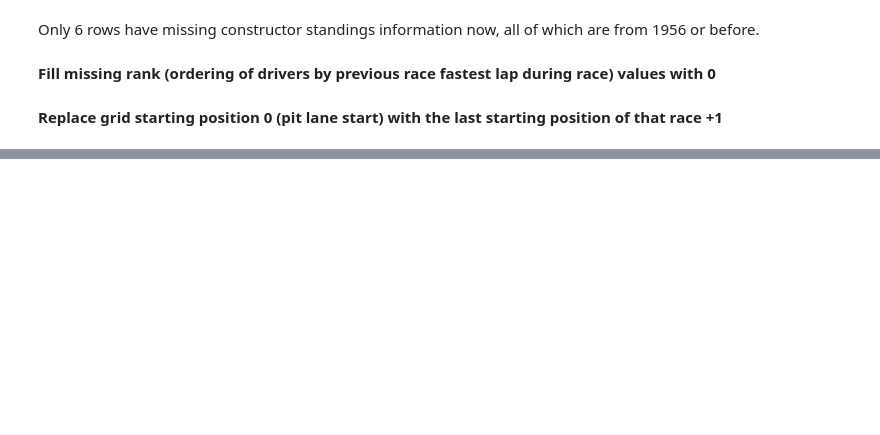
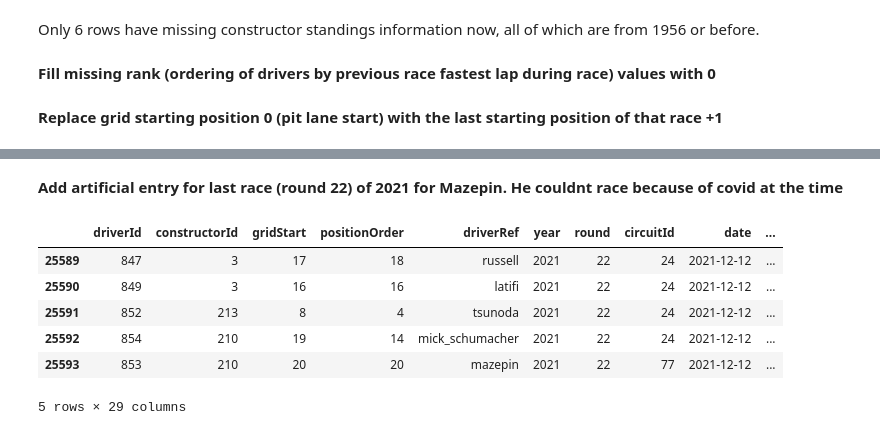
Before and after one commit to mariuscaptari/machine-learning-coursework, a Jupyter notebook: notebooks/03-feature-processing.ipynb, the cells around one changed output, grey strips where cells are left out. Cells and saved outputs as stored; diff of their text form; code cells hidden in the pictures; blank space fills up the shorter version.

```diff
--- a/notebooks/03-feature-processing.ipynb
+++ b/notebooks/03-feature-processing.ipynb
@@ -101,3 +101,25 @@ memory usage: 5.7+ MB
+# %% [markdown]
+**Add artificial entry for last race (round 22) of 2021 for Mazepin. He couldnt race because of covid at the time**
+# %%
+new_row = {'driverId':853, 'constructorId':210, 'gridStart':20, 'positionOrder':20, 'driverRef': 'mazepin',
+ 'year':2021, 'round':22, 'circuitId':77, 'date':'2021-12-12', 'ageAtRace':22, 'ageAtDebut':22,
+  'yearsExperience':0, 'racingAtHome':0, 'driverStandingsPoints':0, 'driverStandingsPosition':19,
+  'driverStandingsWins':0, 'lastRaceRank':19, 'constructorStandingsPoints':0, 'constructorStandingsPosition':10,
+  'constructorStandingsWins':0, 'previousRaceGridStart':19, 'previousRacePosition': 18, 'racesWon':0,
+  'racesRetired':4, 'racesFinished': 2, 'polePositions': 0, 'racesWonByConstructor': 0, 'racesRetiredByConstructor': 46,
+  'percentageOfBestQuali': 115}
+#append row to the dataframe
+df = df.append(new_row, ignore_index=True)
 # %%
 df.reset_index(drop=True)
 df.to_csv('../data/processed/0.3-feature-processing.csv')
+# %%
+df.tail()
+# %% [output]
+|  | driverId | constructorId | gridStart | positionOrder | driverRef | year | round | circuitId | date | ... |
+| 25589 | 847 | 3 | 17 | 18 | russell | 2021 | 22 | 24 | 2021-12-12 | ... |
+| 25590 | 849 | 3 | 16 | 16 | latifi | 2021 | 22 | 24 | 2021-12-12 | ... |
+| 25591 | 852 | 213 | 8 | 4 | tsunoda | 2021 | 22 | 24 | 2021-12-12 | ... |
+| 25592 | 854 | 210 | 19 | 14 | mick_schumacher | 2021 | 22 | 24 | 2021-12-12 | ... |
+| 25593 | 853 | 210 | 20 | 20 | mazepin | 2021 | 22 | 77 | 2021-12-12 | ... |
+5 rows × 29 columns
```
Also changed, not shown: parts of 3 cells of this notebook, 7 other files.
